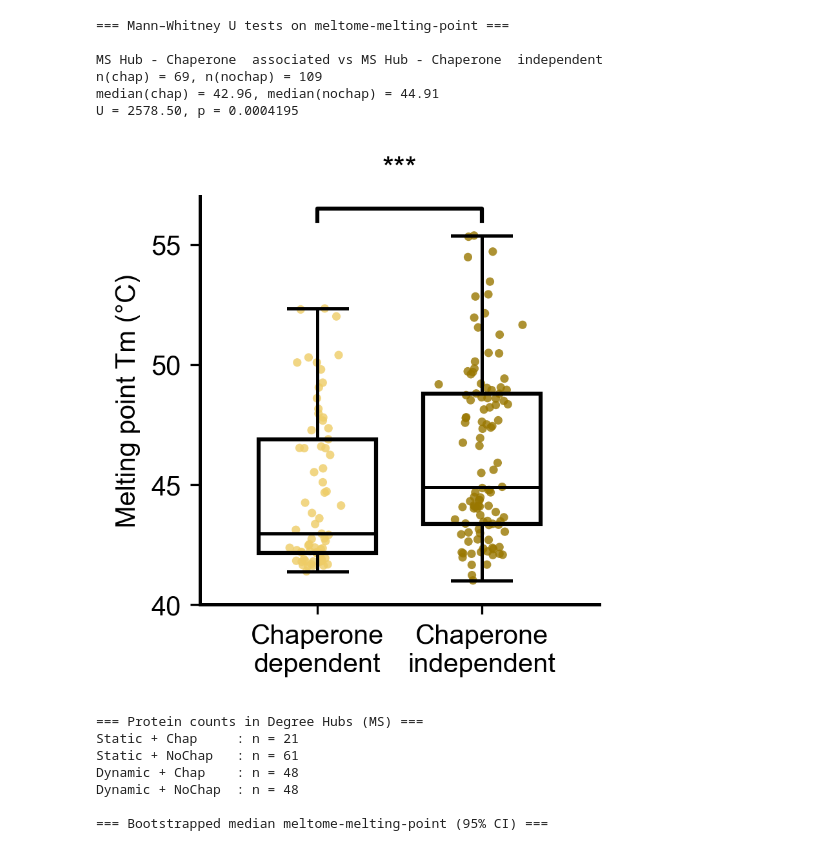
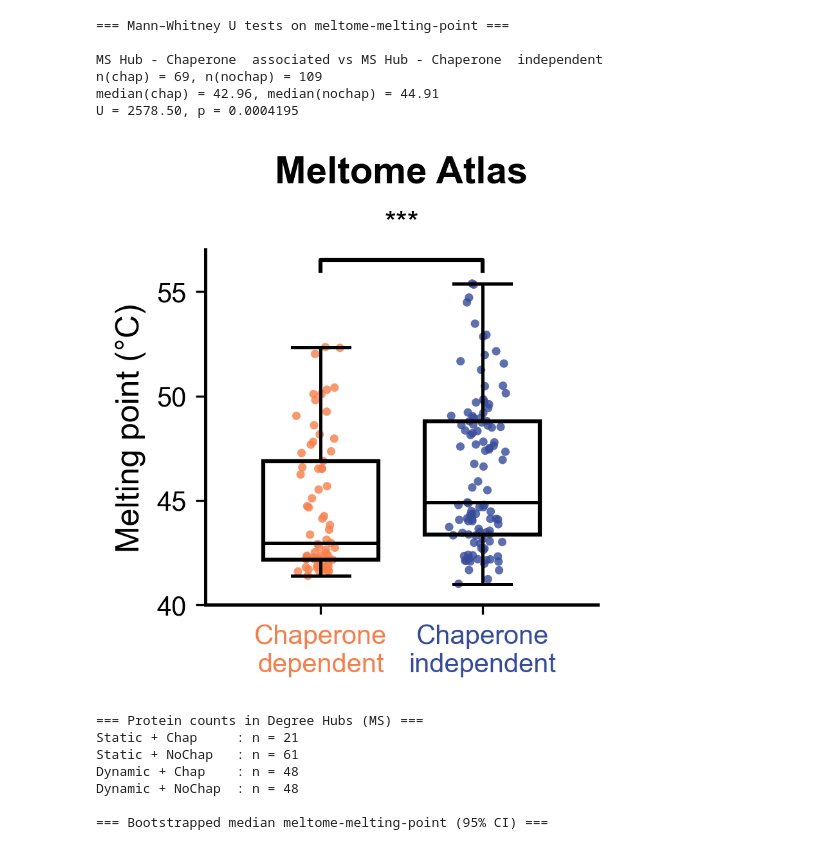
Before and after one commit to NCEMS/energetic-origins-of-PPI-connectivity, a Jupyter notebook: figures/6-figure/6-figure.ipynb, the cells around one changed output. Saved outputs shown, nothing was run; the diff lists cells and outputs as text; code cells hidden in the pictures.

```diff
--- a/figures/6-figure/6-figure.ipynb
+++ b/figures/6-figure/6-figure.ipynb
@@ -37,7 +37,7 @@ plt.rcParams.update({
 })
 # %%
 # load the datasets with node centrality information and get nodes in both
-nodes = pd.read_pickle(f"{DATA_PATH2}20251209-s288c-annotated-PPI-net.pkl")
+nodes = pd.read_pickle(f"{DATA_PATH2}20260210-s288c-ANnnotated-Yeast-Interactome.pkl")
 
 # --- Flip sign of cagiada-dG so downstream code uses the corrected values ---
 nodes["cagiada-dG"] = -nodes["cagiada-dG"]
@@ -1072,7 +1088,7 @@ def add_bracket_with_text(ax, x1, x2, y, text):
 fig, ax = plt.subplots(figsize=(2.8, 3))
 
 group_vals   = [hub_chap, hub_nochap]
-group_colors = [MS_COLOR_LIGHT, MS_COLOR_DARK]
+group_colors = ['#F67E4B', '#364B9A']
 
 # --- Scatter first (lower zorder) ---
 positions = [1, 1.7]
@@ -1091,12 +1107,16 @@ for pos, (vals, color) in zip(positions, zip(group_vals, group_colors)):
 # --- Boxplots on top: outlines only, no fill, no fliers ---
 bp = ax.boxplot(
     group_vals,
-    labels=["Chaperone\nassociated", "Chaperone\nindependent"],
+    labels=["Chaperone\ndependent", "Chaperone\nindependent"],
     positions=positions,
     widths=0.5,
     patch_artist=True,
     showfliers=False,
 )
+
+# Color x-axis tick labels
+for label, color in zip(ax.get_xticklabels(), group_colors):
+    label.set_color(color)
 
 for box in bp["boxes"]:
     box.set_facecolor("none")
@@ -1111,7 +1131,8 @@ for element in ["whiskers", "caps", "medians"]:
         line.set_zorder(3)
 
 # --- Axes styling ---
-ax.set_ylabel(r"Cagiada et al. 2024 $ΔG$" + "\nkcal/mol")
+ax.set_ylabel(r"$\Delta G_F$ (kcal/mol)", fontsize=12)
+ax.set_title("Cagiada et al.", fontweight='bold')
 ax.set_ylim(-40, 1)
 ax.set_yticks([0, -10, -20, -30, -40])
 bracket_y = -0.5
@@ -1150,6 +1171,6 @@ trans = ax.get_xaxis_transform()
 
 plt.xticks(fontsize=10)
 plt.tight_layout()
-plt.savefig(f"{OUT_PATH}6c-3.svg")
+plt.savefig("6c-3.svg")
 plt.show()
 # %% [output]
@@ -1240,7 +1261,7 @@ def add_bracket_with_text(ax, x1, x2, y, text):
 fig, ax = plt.subplots(figsize=(2.8, 3))
 
 group_vals   = [rosetta_hub_chap, rosetta_hub_nochap]
-group_colors = [MS_COLOR_LIGHT, MS_COLOR_DARK]
+group_colors = ['#F67E4B', '#364B9A']
 
 # --- Scatter first (lower zorder) ---
 positions = [1, 1.7]
@@ -1266,6 +1287,10 @@ bp = ax.boxplot(
     showfliers=False,
 )
 
+# Color x-axis tick labels
+for label, color in zip(ax.get_xticklabels(), group_colors):
+    label.set_color(color)
+
 for box in bp["boxes"]:
     box.set_facecolor("none")
     box.set_edgecolor("black")
@@ -1279,7 +1304,8 @@ for element in ["whiskers", "caps", "medians"]:
         line.set_zorder(3)
 
 # --- Axes styling ---
-ax.set_ylabel("Rosetta total score (REU)")
+ax.set_ylabel("Rosetta Score (REU)", fontsize=12)
+ax.set_title("Rosetta", fontweight='bold')
 ax.set_yscale("symlog", linthresh=1000)
 ax.set_ylim(-8400, 50)
 ax.set_yticks([-8000, -4000, -2000, -1000, -500, -100, 0])
@@ -1322,6 +1348,6 @@ trans = ax.get_xaxis_transform()
 
 plt.xticks(fontsize=10)
 plt.tight_layout()
-plt.savefig(f"{OUT_PATH}6c-1.svg")
+plt.savefig("6c-1.svg")
 plt.show()
 # %% [output]
@@ -1415,7 +1441,7 @@ def add_bracket_with_text(ax, x1, x2, y, text):
 fig, ax = plt.subplots(figsize=(2.8, 3))
 
 group_vals   = [hub_chap, hub_nochap]
-group_colors = [MS_COLOR_LIGHT, MS_COLOR_DARK]
+group_colors = ['#F67E4B', '#364B9A']
 
 # --- Scatter first (lower zorder) ---
 positions = [1, 1.7]
@@ -1441,6 +1467,10 @@ bp = ax.boxplot(
     showfliers=False,
 )
 
+# Color x-axis tick labels
+for label, color in zip(ax.get_xticklabels(), group_colors):
+    label.set_color(color)
+
 for box in bp["boxes"]:
     box.set_facecolor("none")
     box.set_edgecolor("black")
@@ -1454,7 +1484,8 @@ for element in ["whiskers", "caps", "medians"]:
         line.set_zorder(3)
 
 # --- Axes styling ---
-ax.set_ylabel("Melting point Tm (°C)")
+ax.set_ylabel("Melting point (°C)", fontsize=12)
+ax.set_title("Meltome Atlas", fontweight='bold')
 ax.set_ylim(40, 57)
 ax.set_yticks([40, 45, 50, 55])
 bracket_y = 56
@@ -1468,35 +1499,35 @@ ax.spines["bottom"].set_linewidth(1.2)
 # # Draw bracket
 add_bracket_with_text(ax, positions[0], positions[1], bracket_y, "***")
 
 # === Horizontal line + label ===
 # Use x-axis transform so these sit below the x-axis, not in data (log) space
 trans = ax.get_xaxis_transform()
 
 # AE-MS group label under x-axis
 #ax.plot(
 #    [1.0, 1.7], [-0.24, -0.24],
 #    transform=trans,
 #    clip_on=False,
 #    color=MS_COLOR,
 #    lw=1.5,
 #)
 
 #ax.text(
 #    1.35, -0.28, "AE-MS Hubs",
 #    transform=trans,
 #    ha="center",
 #    va="top",
 #    fontsize=10,
 #    fontweight="bold",
 #    color=MS_COLOR,
 #)
 
 plt.xticks(fontsize=10)
 plt.tight_layout()
-plt.savefig(f"{OUT_PATH}6c-4.svg")
+plt.savefig("6c-4.svg")
 plt.show()
 # %% [output]
-[figure, old version]
+[figure, new version]
 # %%
 # Prepare Static/Dynamic + Chaperone Groups for Melting point Tm
 
```
Also changed, not shown: parts of 11 cells of this notebook, 23 other files.
